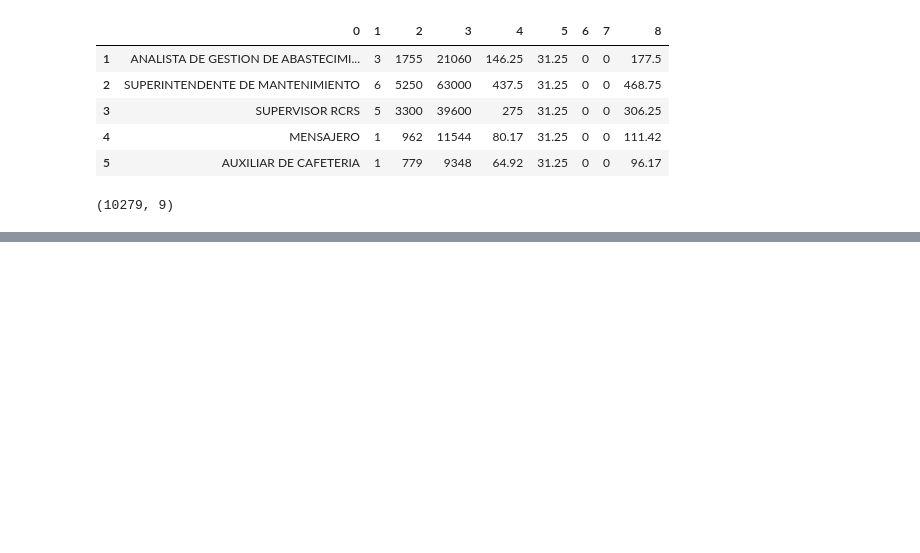
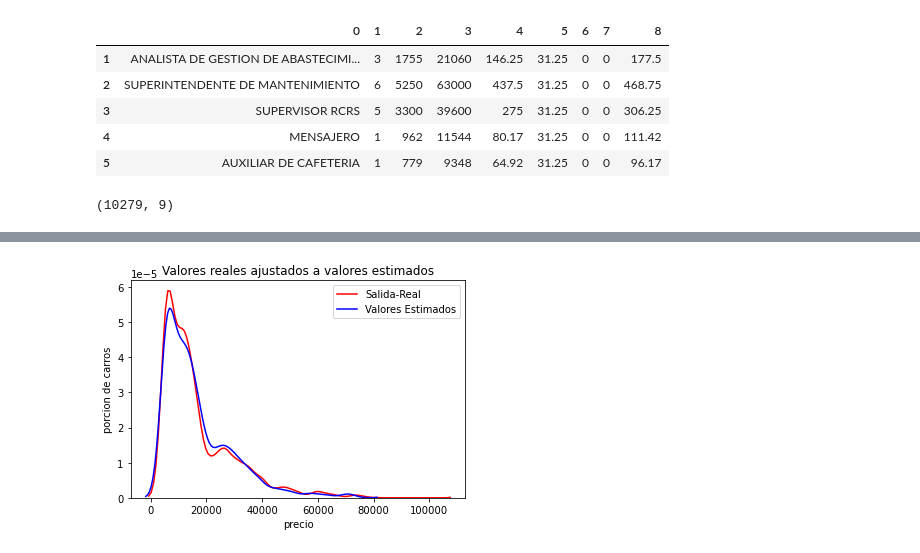
Before and after one commit to gustavoxa/Proyectoprocesamiento, a Jupyter notebook: Untitled.ipynb, the cells around one changed output, grey strips where cells are left out. Drawn from its saved outputs; the diff is of its cells as text; code cells hidden in the pictures; blank space fills up the shorter version.

```diff
--- a/Untitled.ipynb
+++ b/Untitled.ipynb
@@ -79,0 +171,6 @@ df.head(20)
+# %%
+## Valor mas alto
+xa=np.asarray(df[["DecimoTerceraRemuneracion","DecimaCuartaRemuneracion"]])
+ya=np.asarray(df["Remuneracionunificadaanual"])
+# %%
+xtraina,xtesta,ytraina,ytesta=train_test_split(xa,ya,train_size=0.70,test_size=0.30,random_state=101)
@@ -79,0 +183,2 @@ df.head(20)
+# %%
+ha=lma.predict(xtesta)
@@ -79,0 +190,13 @@ df.head(20)
+# %%
+grafica=sns.distplot(ytraina,hist=False, color="r",label="Salida-Real")#precio real
+sns.distplot(ha,hist=False,color="b",label="Valores Estimados",ax=grafica)#hipotesis ax para que esten sobrelapadas
+
+## si colocamos tRUE dibujamos barras
+
+#Detalles de etiquetado
+plt.title("Valores reales ajustados a valores estimados")
+plt.xlabel("precio")
+plt.ylabel("porcion de carros")
+plt.show()
+# %% [output]
+[figure, added]
```
Also changed, not shown: parts of 20 cells of this notebook.
